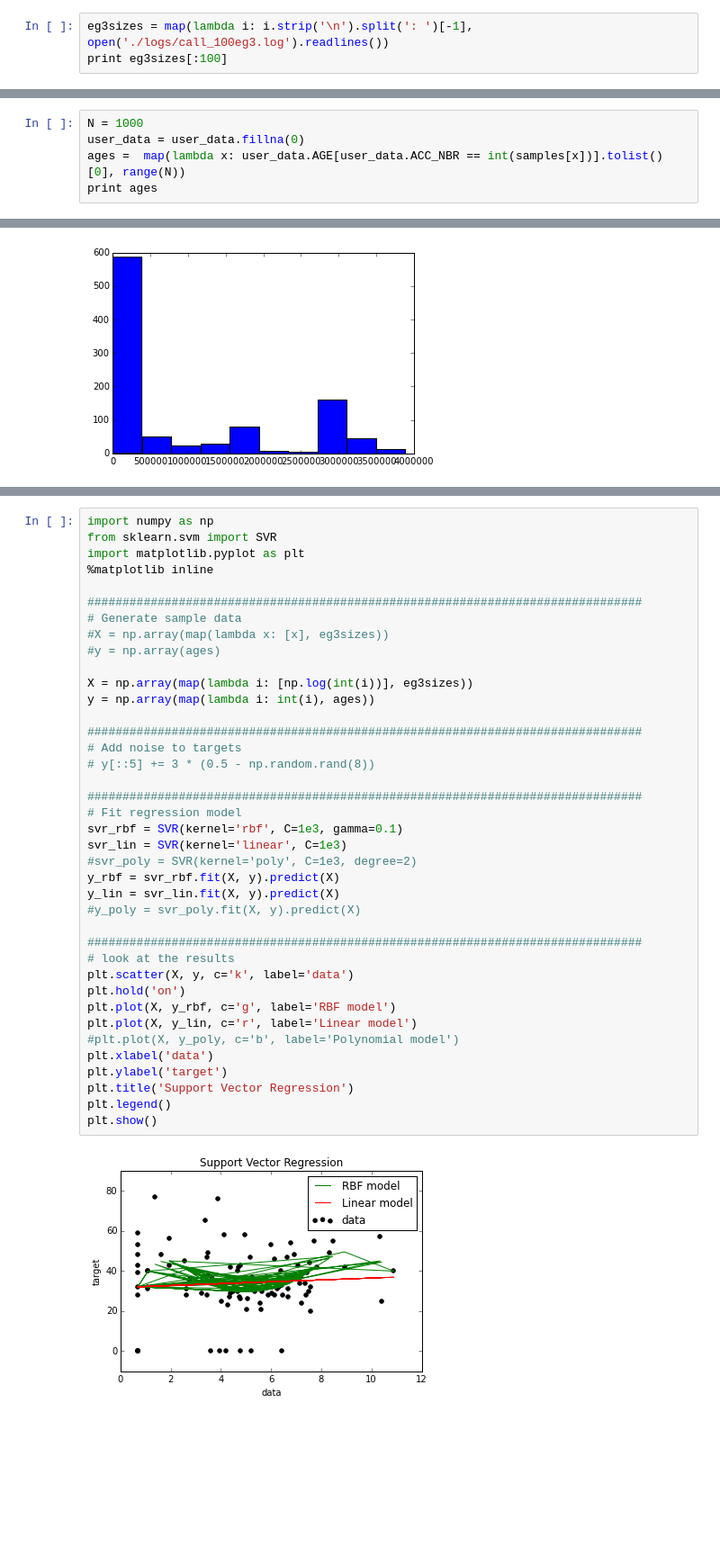
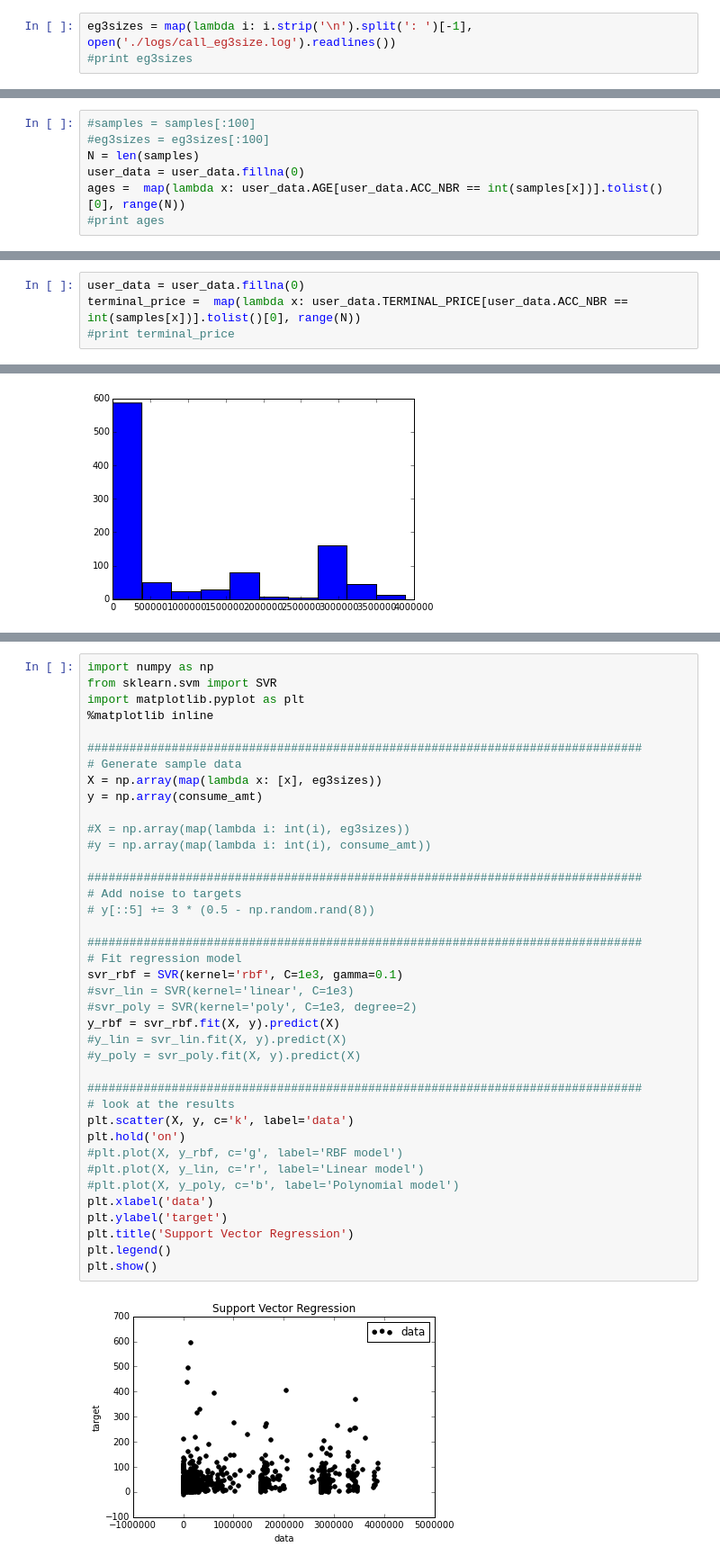
Before and after one commit to InaChenjia/datalab, a Jupyter notebook: egonetwork/regression.ipynb, the cells around one changed output, grey strips where cells are left out. Shown: that part at 90% size. Saved outputs shown, nothing was run; the diff lists cells and outputs as text; blank space fills up the shorter version.

```diff
--- a/egonetwork/regression.ipynb
+++ b/egonetwork/regression.ipynb
@@ -6,3 +4,3 @@ print samples[:100]
 # %%
-eg3sizes = map(lambda i: i.strip('\n').split(': ')[-1], open('./logs/call_100eg3.log').readlines())
-print eg3sizes[:100]
+eg3sizes = map(lambda i: i.strip('\n').split(': ')[-1], open('./logs/call_eg3size.log').readlines())
+#print eg3sizes
@@ -11,4 +7,11 @@ print eg3sizes[:100]
 # %%
 import pandas as pd
 user_data = pd.read_csv('/home/sysadmin/zhicongchen/DataSets/phone_data/tb_user_info_201202.csv')
+# %%
+#samples = samples[:100]
+#eg3sizes = eg3sizes[:100]
+N = len(samples)
+user_data = user_data.fillna(0)
+ages =  map(lambda x: user_data.AGE[user_data.ACC_NBR == int(samples[x])].tolist()[0], range(N))
+#print ages
 # %%
@@ -18,5 +21,4 @@ user_data.AGE[user_data.ACC_NBR == int(samples[0])].tolist()[0]
 # %%
-N = 1000
 user_data = user_data.fillna(0)
-ages =  map(lambda x: user_data.AGE[user_data.ACC_NBR == int(samples[x])].tolist()[0], range(N))
-print ages
+terminal_price =  map(lambda x: user_data.TERMINAL_PRICE[user_data.ACC_NBR == int(samples[x])].tolist()[0], range(N))
+#print terminal_price
@@ -85,39 +231,39 @@ import numpy as np
 from sklearn.svm import SVR
 import matplotlib.pyplot as plt
 %matplotlib inline
 
 ###############################################################################
 # Generate sample data
-#X = np.array(map(lambda x: [x], eg3sizes))
-#y = np.array(ages)
+X = np.array(map(lambda x: [x], eg3sizes))
+y = np.array(consume_amt)
 
-X = np.array(map(lambda i: [np.log(int(i))], eg3sizes))
-y = np.array(map(lambda i: int(i), ages))
+#X = np.array(map(lambda i: int(i), eg3sizes))
+#y = np.array(map(lambda i: int(i), consume_amt))
 
 ###############################################################################
 # Add noise to targets
 # y[::5] += 3 * (0.5 - np.random.rand(8))
 
 ###############################################################################
 # Fit regression model
 svr_rbf = SVR(kernel='rbf', C=1e3, gamma=0.1)
-svr_lin = SVR(kernel='linear', C=1e3)
+#svr_lin = SVR(kernel='linear', C=1e3)
 #svr_poly = SVR(kernel='poly', C=1e3, degree=2)
 y_rbf = svr_rbf.fit(X, y).predict(X)
-y_lin = svr_lin.fit(X, y).predict(X)
+#y_lin = svr_lin.fit(X, y).predict(X)
 #y_poly = svr_poly.fit(X, y).predict(X)
 
 ###############################################################################
 # look at the results
 plt.scatter(X, y, c='k', label='data')
 plt.hold('on')
-plt.plot(X, y_rbf, c='g', label='RBF model')
-plt.plot(X, y_lin, c='r', label='Linear model')
+#plt.plot(X, y_rbf, c='g', label='RBF model')
+#plt.plot(X, y_lin, c='r', label='Linear model')
 #plt.plot(X, y_poly, c='b', label='Polynomial model')
 plt.xlabel('data')
 plt.ylabel('target')
 plt.title('Support Vector Regression')
 plt.legend()
 plt.show()
 # %% [output]
-[figure, old version]
+[figure, new version]
```
Also changed, not shown: parts of 21 cells of this notebook, 19 other files.
